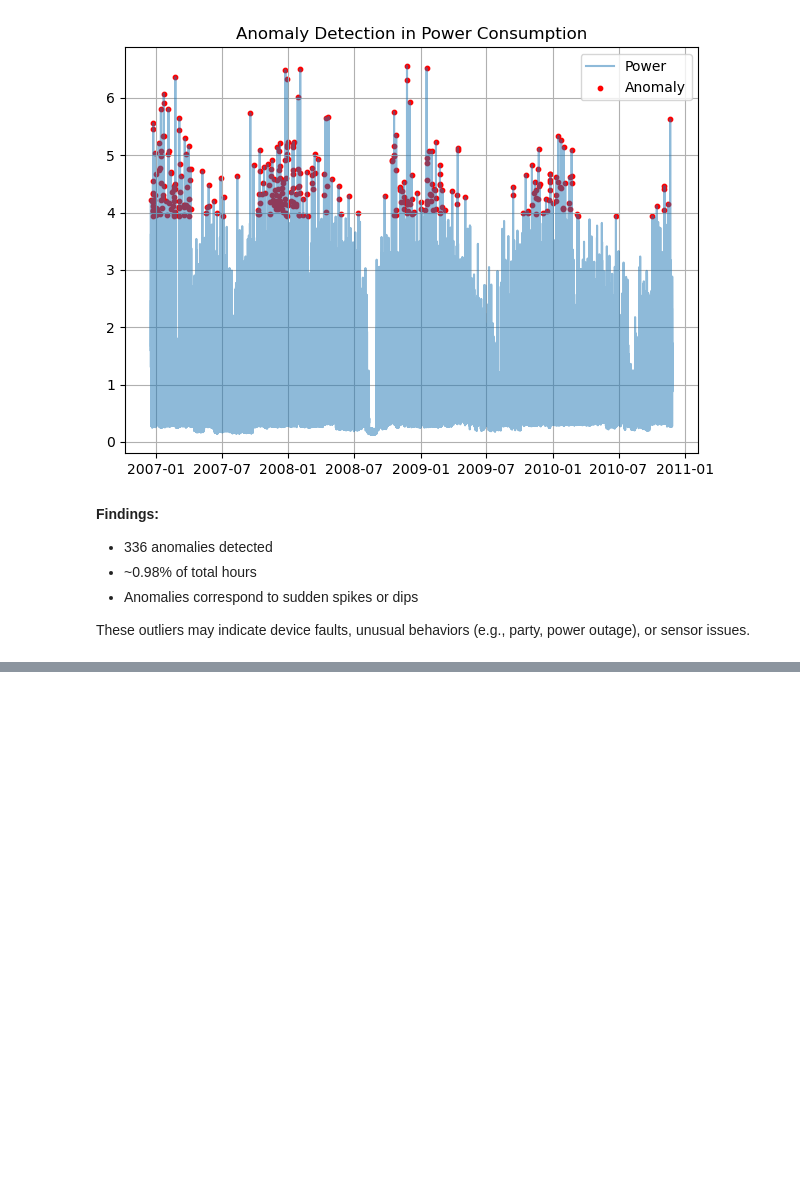
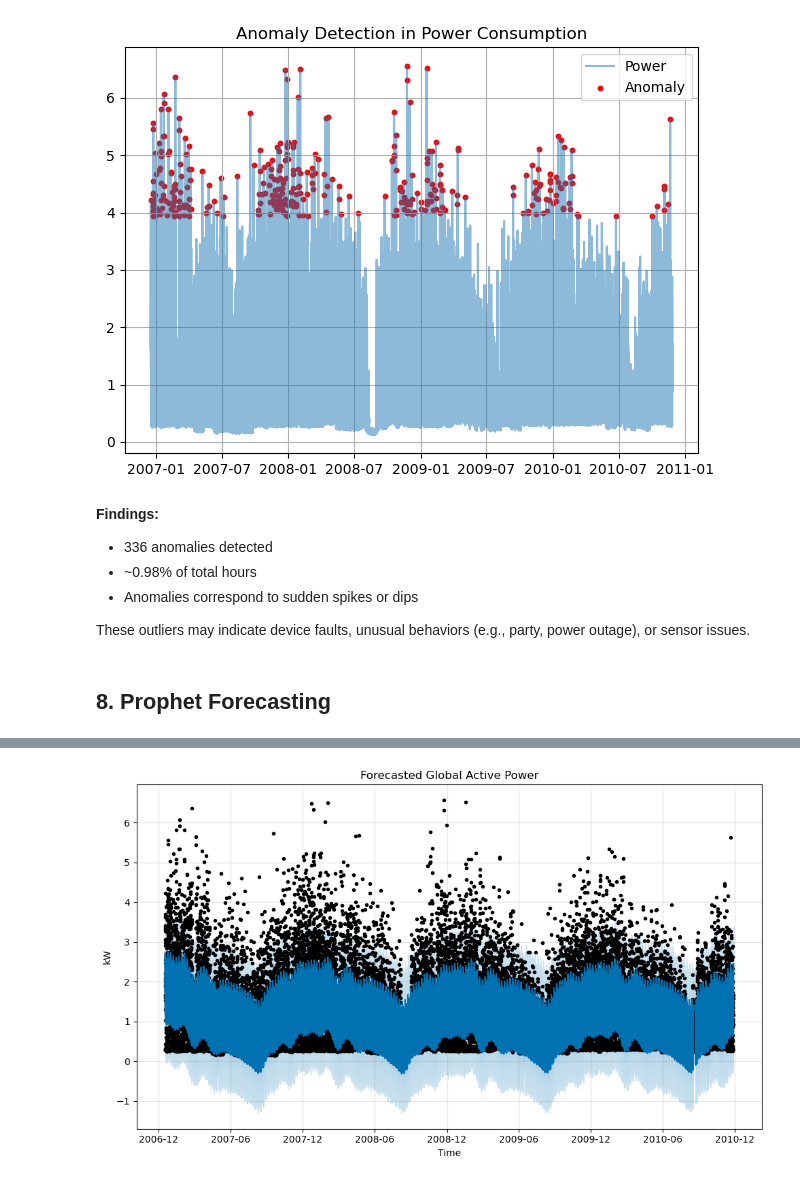
Before and after one commit to 0xSushmitha/ML-Projects, a Jupyter notebook: Smart Energy/SmartEnergyML.ipynb, the cells around one changed output, grey strips where cells are left out. Drawn from its saved outputs; the diff is of its cells as text; code cells hidden in the pictures; blank space fills up the shorter version.

```diff
--- a/Smart Energy/SmartEnergyML.ipynb
+++ b/Smart Energy/SmartEnergyML.ipynb
@@ -238,3 +312,23 @@ datetime
 - Anomalies correspond to sudden spikes or dips
 
 These outliers may indicate device faults, unusual behaviors (e.g., party, power outage), or sensor issues.
+# %% [markdown]
+## 8. Prophet Forecasting
+# %%
+
+df_prophet = df_hourly[['Global_active_power']].reset_index()
+df_prophet.rename(columns={'datetime': 'ds', 'Global_active_power': 'y'}, inplace=True)
+
+model = Prophet()
+model.fit(df_prophet)
+
+future = model.make_future_dataframe(periods=24, freq='H')
+forecast = model.predict(future)
+
+model.plot(forecast)
+plt.title("Forecasted Global Active Power")
+plt.ylabel("kW")
+plt.xlabel("Time")
+plt.tight_layout()
+plt.show()
+# %% [output]
@@ -240,0 +337 @@ These outliers may indicate device faults, unusual behaviors (e.g., party, power
+[figure, added]
```
Also changed, not shown: parts of 11 cells of this notebook, 2 other files.
